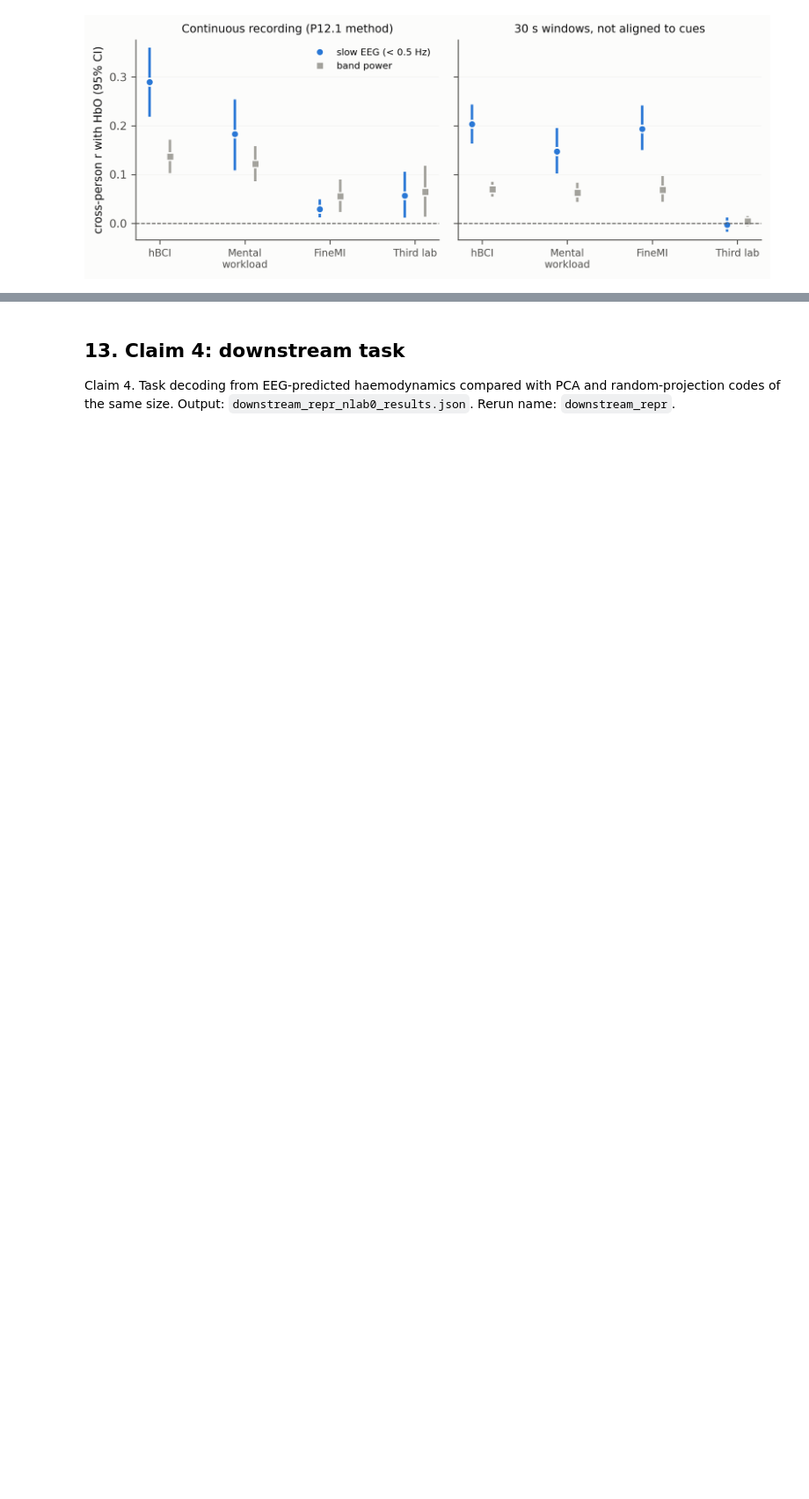
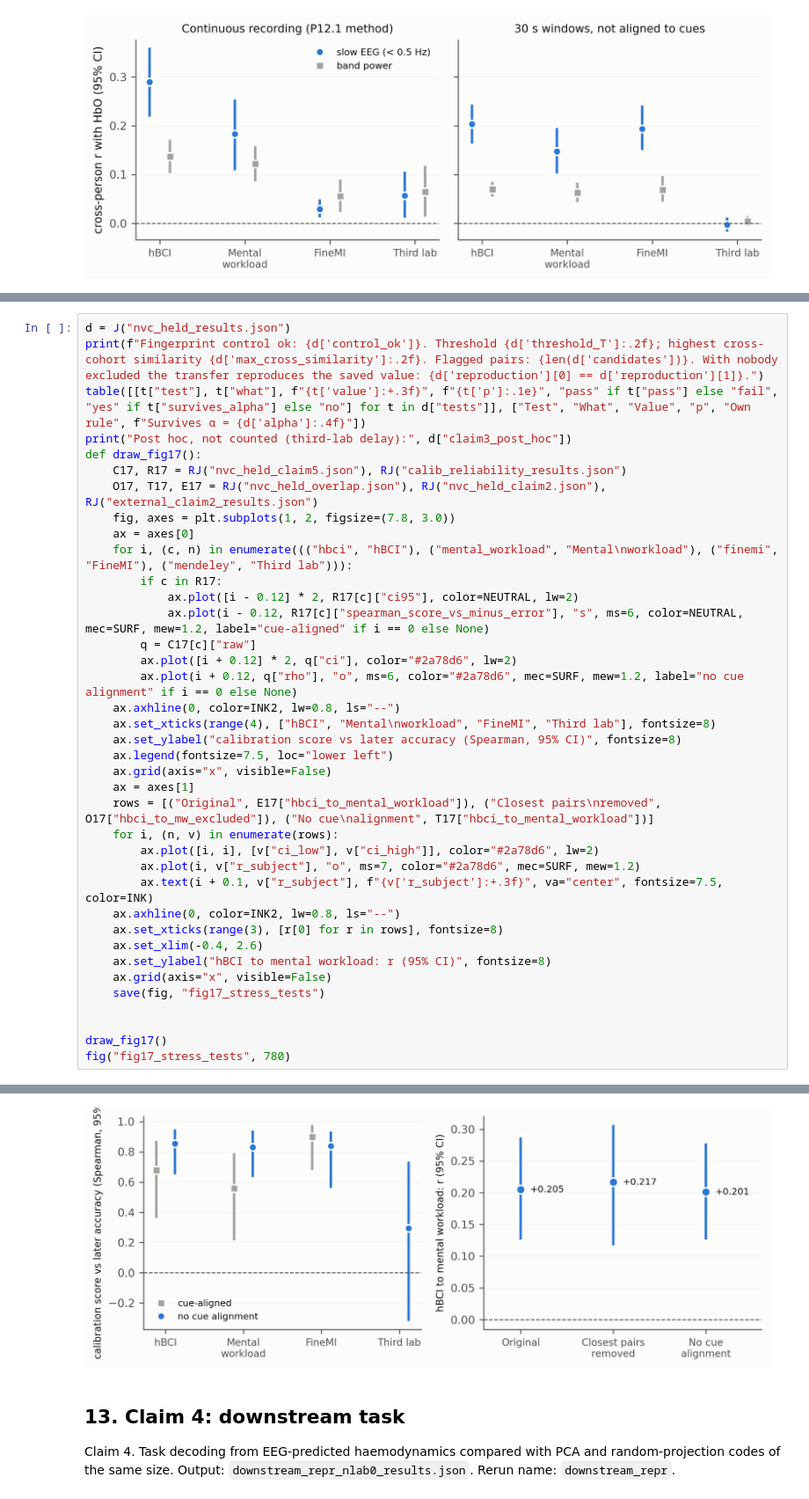
Before and after one commit to muntasirhossain2003/Cross-Modal-Prediction-of-fNIRS-Haemodynamics-From-Infra-Slow-EEG, a Jupyter notebook: merge/NeuroVascNet_Full.ipynb, the cells around one changed output, grey strips where cells are left out. Shown at 88% size. Saved outputs shown, nothing was run; the diff lists cells and outputs as text; blank space fills up the shorter version.

```diff
--- a/merge/NeuroVascNet_Full.ipynb
+++ b/merge/NeuroVascNet_Full.ipynb
@@ -5704,0 +5958,39 @@ P12.1 method passes in 1 of 3 established cohorts. Third-lab rerun differs from
+# %%
+d = J("nvc_held_results.json")
+print(f"Fingerprint control ok: {d['control_ok']}. Threshold {d['threshold_T']:.2f}; highest cross-cohort similarity {d['max_cross_similarity']:.2f}. Flagged pairs: {len(d['candidates'])}. With nobody excluded the transfer reproduces the saved value: {d['reproduction'][0] == d['reproduction'][1]}.")
+table([[t["test"], t["what"], f"{t['value']:+.3f}", f"{t['p']:.1e}", "pass" if t["pass"] else "fail", "yes" if t["survives_alpha"] else "no"] for t in d["tests"]], ["Test", "What", "Value", "p", "Own rule", f"Survives α = {d['alpha']:.4f}"])
+print("Post hoc, not counted (third-lab delay):", d["claim3_post_hoc"])
+def draw_fig17():
+    C17, R17 = RJ("nvc_held_claim5.json"), RJ("calib_reliability_results.json")
+    O17, T17, E17 = RJ("nvc_held_overlap.json"), RJ("nvc_held_claim2.json"), RJ("external_claim2_results.json")
+    fig, axes = plt.subplots(1, 2, figsize=(7.8, 3.0))
+    ax = axes[0]
+    for i, (c, n) in enumerate((("hbci", "hBCI"), ("mental_workload", "Mental\nworkload"), ("finemi", "FineMI"), ("mendeley", "Third lab"))):
+        if c in R17:
+            ax.plot([i - 0.12] * 2, R17[c]["ci95"], color=NEUTRAL, lw=2)
+            ax.plot(i - 0.12, R17[c]["spearman_score_vs_minus_error"], "s", ms=6, color=NEUTRAL, mec=SURF, mew=1.2, label="cue-aligned" if i == 0 else None)
+        q = C17[c]["raw"]
+        ax.plot([i + 0.12] * 2, q["ci"], color="#2a78d6", lw=2)
+        ax.plot(i + 0.12, q["rho"], "o", ms=6, color="#2a78d6", mec=SURF, mew=1.2, label="no cue alignment" if i == 0 else None)
+    ax.axhline(0, color=INK2, lw=0.8, ls="--")
+    ax.set_xticks(range(4), ["hBCI", "Mental\nworkload", "FineMI", "Third lab"], fontsize=8)
+    ax.set_ylabel("calibration score vs later accuracy (Spearman, 95% CI)", fontsize=8)
+    ax.legend(fontsize=7.5, loc="lower left")
+    ax.grid(axis="x", visible=False)
+    ax = axes[1]
+    rows = [("Original", E17["hbci_to_mental_workload"]), ("Closest pairs\nremoved", O17["hbci_to_mw_excluded"]), ("No cue\nalignment", T17["hbci_to_mental_workload"])]
+    for i, (n, v) in enumerate(rows):
+        ax.plot([i, i], [v["ci_low"], v["ci_high"]], color="#2a78d6", lw=2)
+        ax.plot(i, v["r_subject"], "o", ms=7, color="#2a78d6", mec=SURF, mew=1.2)
+        ax.text(i + 0.1, v["r_subject"], f"{v['r_subject']:+.3f}", va="center", fontsize=7.5, color=INK)
+    ax.axhline(0, color=INK2, lw=0.8, ls="--")
+    ax.set_xticks(range(3), [r[0] for r in rows], fontsize=8)
+    ax.set_xlim(-0.4, 2.6)
+    ax.set_ylabel("hBCI to mental workload: r (95% CI)", fontsize=8)
+    ax.grid(axis="x", visible=False)
+    save(fig, "fig17_stress_tests")
+
+
+draw_fig17()
+fig("fig17_stress_tests", 780)
+# %% [output]
@@ -5705,3 +6012,4 @@ P12.1 method passes in 1 of 3 established cohorts. Third-lab rerun differs from
+[figure, added]
 # %% [markdown]
 ## 13. Claim 4: downstream task
 
```
Also changed, not shown: parts of 8 cells of this notebook, 19 other files.
